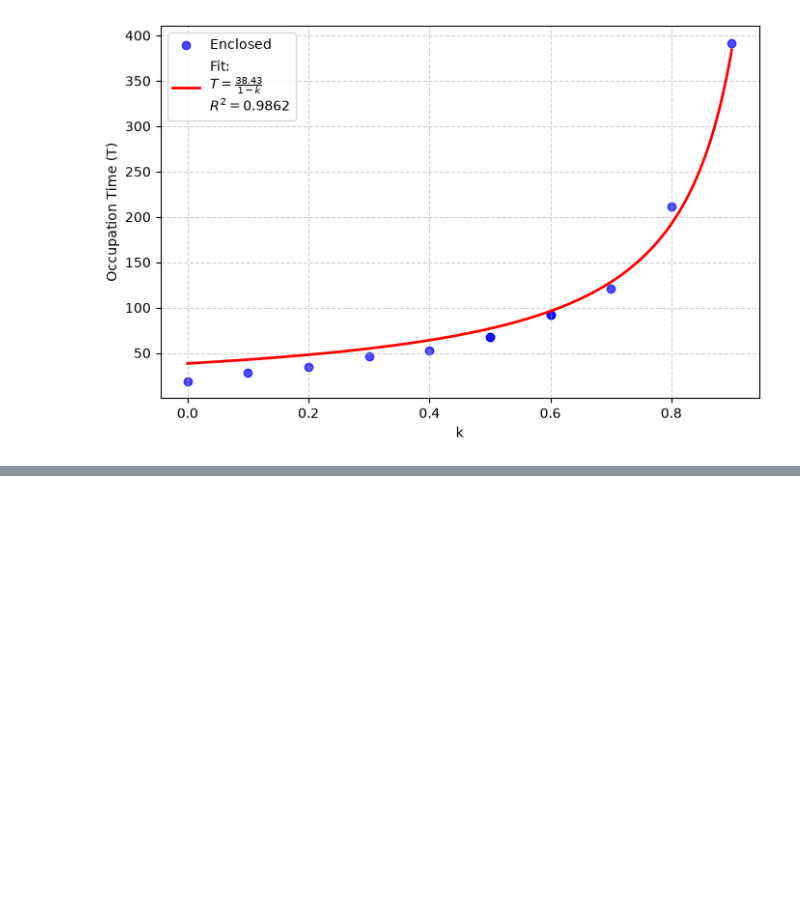
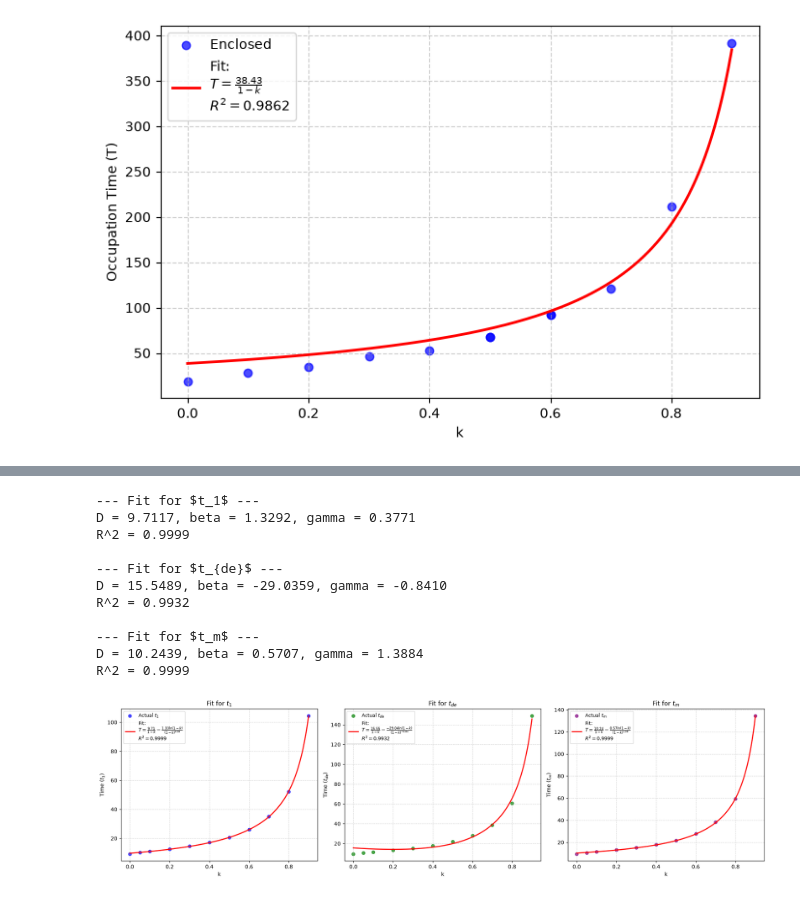
Before and after one commit to xyJohnxy/percolation-, a Jupyter notebook: best_fit_curves.ipynb, the cells around one changed output, grey strips where cells are left out. Saved outputs shown, nothing was run; the diff lists cells and outputs as text; code cells hidden in the pictures; blank space fills up the shorter version.

```diff
--- a/best_fit_curves.ipynb
+++ b/best_fit_curves.ipynb
@@ -246,0 +297,79 @@ R^2 score: 0.9862
+# %%
+import matplotlib.pyplot as plt
+import numpy as np
+from scipy.optimize import curve_fit
+
+# Load data
+data1 = np.loadtxt("3D_with_enclosure_static,curve,k=vary,sims=500,hb=0.9.dat")
+k1 = data1[:, 0]
+targets = {
+    "$t_1$": data1[:, 1],
+    "$t_{de}$": data1[:, 2],
+    "$t_m$": data1[:, 3],
+}
+
+# Define the 3-parameter model
+def occupation_time(k, D, beta, gamma):
+    return D / (1 - k) - beta * np.log(1 - k) / ((1 - k) ** gamma)
+
+# Dense k array for smooth curve plotting
+k_dense = np.linspace(min(k1), max(k1), 1000)
+
+# Setup subplots (1 row, 3 columns)
+fig, axes = plt.subplots(1, 3, figsize=(18, 5), sharex=True)
+
+# Colors for each subplot
+colors = ["blue", "green", "purple"]
+initial_p0 = [10, 33, 1.0]
+
+for ax, (name, y_data), color in zip(axes, targets.items(), colors):
+    # Fit curve
+    popt, _ = curve_fit(occupation_time, k1, y_data, p0=initial_p0)
+    D_fit, beta_fit, gamma_fit = popt
+
+    # Calculate R^2
+    y_pred = occupation_time(k1, *popt)
+    ss_res = np.sum((y_data - y_pred) ** 2)
+    ss_tot = np.sum((y_data - np.mean(y_data)) ** 2)
+    r2 = 1 - (ss_res / ss_tot)
+
+    # Print fitted parameters
+    print(
+        f"--- Fit for {name} ---\n"
+        f"D = {D_fit:.4f}, beta = {beta_fit:.4f}, gamma = {gamma_fit:.4f}\n"
+        f"R^2 = {r2:.4f}\n"
+    )
+
+    # Generate equation label
+    eq_label = (
+        rf"$T = \frac{{{D_fit:.2f}}}{{1 - k}} - "
+        rf"\frac{{{beta_fit:.2f} \ln(1 - k)}}{{(1 - k)^{{{gamma_fit:.2f}}}}}$"
+        f"\n$R^2 = {r2:.4f}$"
+    )
+
+    # Plot data and best fit
+    t_fit = occupation_time(k_dense, *popt)
+    ax.scatter(k1, y_data, label=f"Actual {name}", color=color, alpha=0.7)
+    ax.plot(k_dense, t_fit, label=f"Fit:\n{eq_label}", color="red", linewidth=2)
+
+    ax.set_xlabel("k")
+    ax.set_ylabel(f"Time ({name})")
+    ax.set_title(f"Fit for {name}")
+    ax.legend(fontsize=9)
+    ax.grid(True, linestyle="--", alpha=0.5)
+
+plt.tight_layout()
+plt.show()
+# %% [output]
+--- Fit for $t_1$ ---
+D = 9.7117, beta = 1.3292, gamma = 0.3771
+R^2 = 0.9999
+
+--- Fit for $t_{de}$ ---
+D = 15.5489, beta = -29.0359, gamma = -0.8410
+R^2 = 0.9932
+
+--- Fit for $t_m$ ---
+D = 10.2439, beta = 0.5707, gamma = 1.3884
+R^2 = 0.9999
+[figure, added]
```
Also changed, not shown: parts of 2 cells of this notebook, 6 other files.
